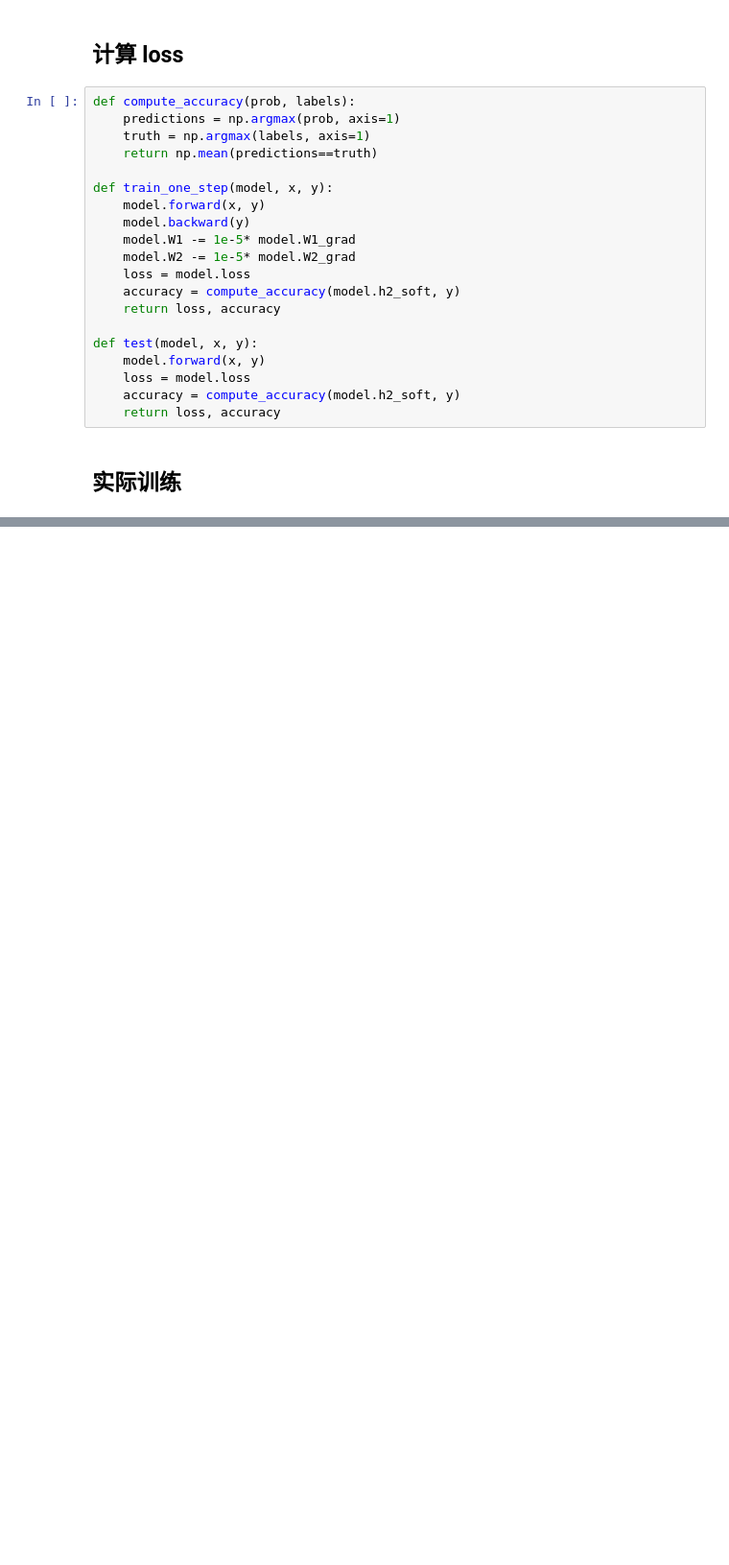
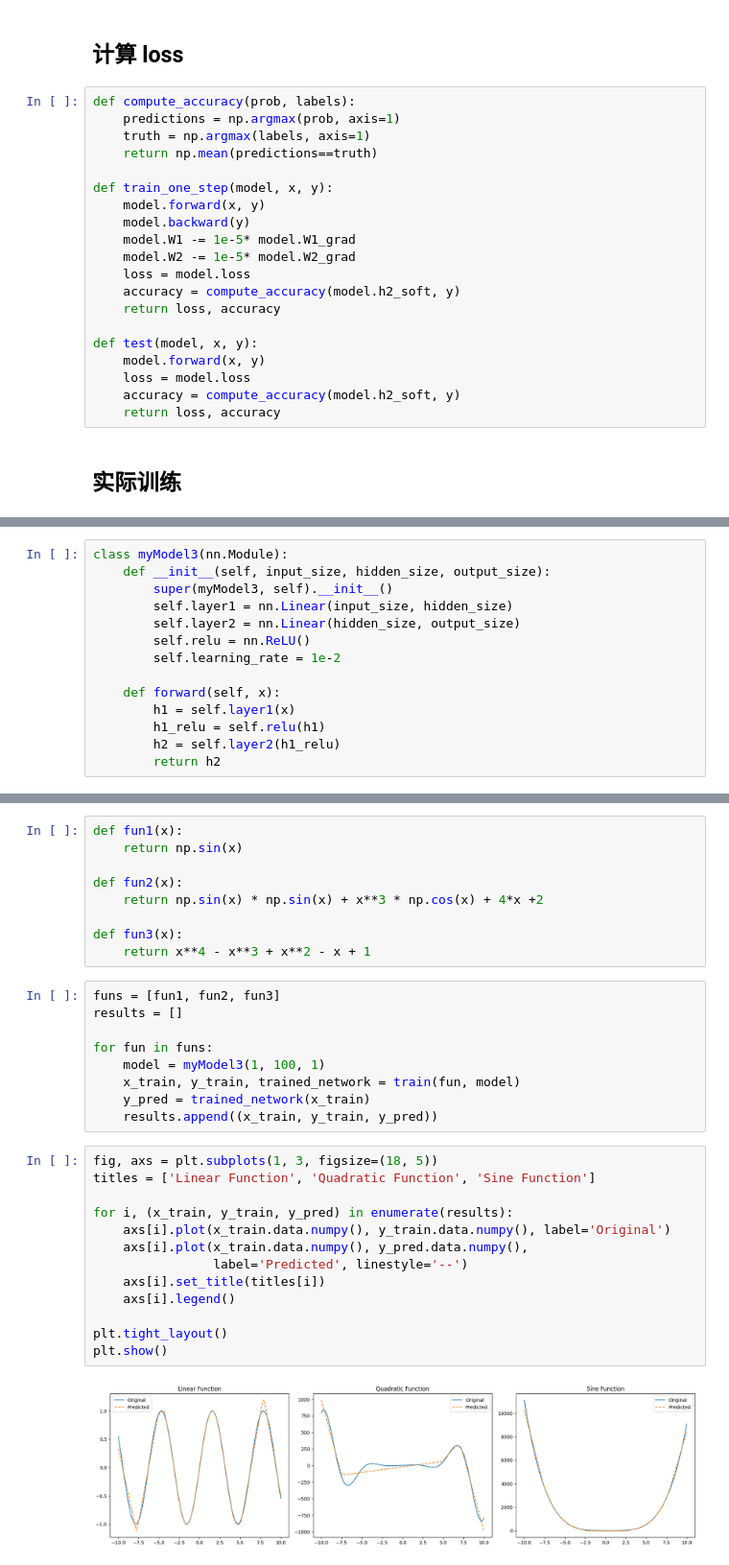
Before and after one commit to Tourist-Zhang/2024TJDeepLearning, a Jupyter notebook: chap4_ simple neural network/tutorial_minst_fnn-tf2.0-exercise.ipynb, the cells around one changed output, grey strips where cells are left out. Shown: that part at 96% size. Saved outputs shown, nothing was run; the diff lists cells and outputs as text; blank space fills up the shorter version.

```diff
--- a/chap4_ simple neural network/tutorial_minst_fnn-tf2.0-exercise.ipynb
+++ b/chap4_ simple neural network/tutorial_minst_fnn-tf2.0-exercise.ipynb
@@ -209,0 +243,14 @@ test loss 1.1821496569143224 ; accuracy 0.6601
+# %%
+class myModel3(nn.Module):
+    def __init__(self, input_size, hidden_size, output_size):
+        super(myModel3, self).__init__()
+        self.layer1 = nn.Linear(input_size, hidden_size)
+        self.layer2 = nn.Linear(hidden_size, output_size)
+        self.relu = nn.ReLU()
+        self.learning_rate = 1e-2
+
+    def forward(self, x):
+        h1 = self.layer1(x)
+        h1_relu = self.relu(h1)
+        h2 = self.layer2(h1_relu)
+        return h2
@@ -209,0 +273,33 @@ test loss 1.1821496569143224 ; accuracy 0.6601
+# %%
+def fun1(x):
+    return np.sin(x)
+
+def fun2(x):
+    return np.sin(x) * np.sin(x) + x**3 * np.cos(x) + 4*x +2
+
+def fun3(x):
+    return x**4 - x**3 + x**2 - x + 1
+# %%
+funs = [fun1, fun2, fun3]
+results = []
+
+for fun in funs:
+    model = myModel3(1, 100, 1)
+    x_train, y_train, trained_network = train(fun, model)
+    y_pred = trained_network(x_train)
+    results.append((x_train, y_train, y_pred))
+# %%
+fig, axs = plt.subplots(1, 3, figsize=(18, 5))
+titles = ['Linear Function', 'Quadratic Function', 'Sine Function']
+
+for i, (x_train, y_train, y_pred) in enumerate(results):
+    axs[i].plot(x_train.data.numpy(), y_train.data.numpy(), label='Original')
+    axs[i].plot(x_train.data.numpy(), y_pred.data.numpy(),
+                label='Predicted', linestyle='--')
+    axs[i].set_title(titles[i])
+    axs[i].legend()
+
+plt.tight_layout()
+plt.show()
+# %% [output]
+[figure, added]
```
Also changed, not shown: parts of 9 cells of this notebook, 2 other files.
